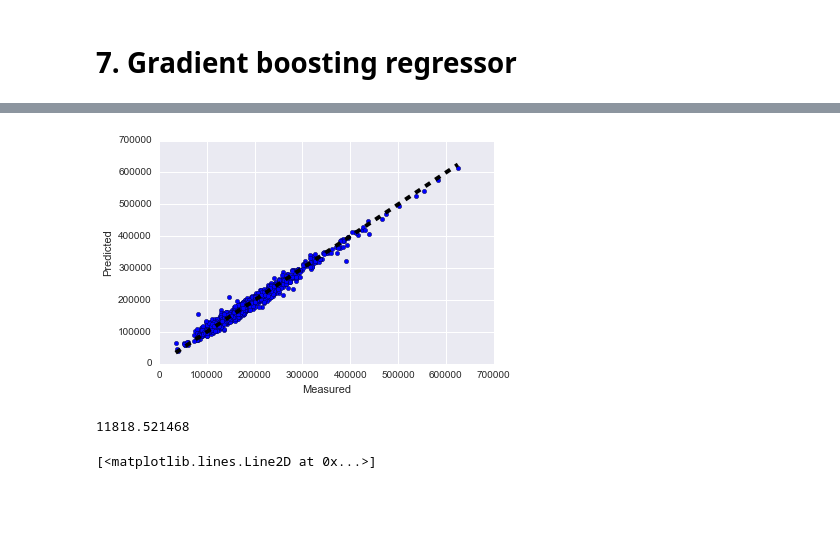
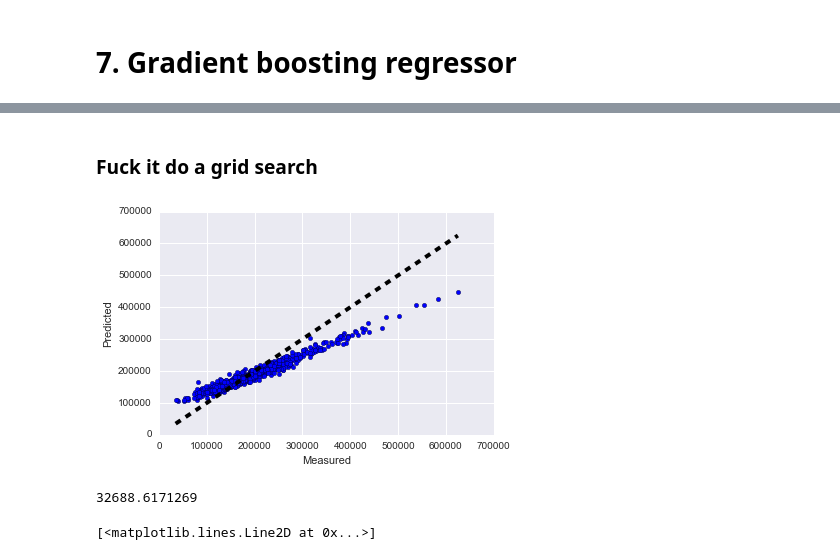
Before and after one commit to richkylet/kaggleContests, a Jupyter notebook: HousePrices/HousePrices.ipynb, the cells around one changed output, grey strips where cells are left out. Drawn from its saved outputs; the diff is of its cells as text; code cells hidden in the pictures; blank space fills up the shorter version.

```diff
--- a/HousePrices/HousePrices.ipynb
+++ b/HousePrices/HousePrices.ipynb
@@ -517,0 +548,2 @@ not_zero_new = not_zero.drop('LotArea')
+# %% [markdown]
+### Fuck it do a grid search
@@ -518,20 +559,20 @@ not_zero_new = not_zero.drop('LotArea')
 # %%
-clf_grad = ensemble.GradientBoostingRegressor(random_state = 42, max_depth = 4)
+clf_grad = ensemble.GradientBoostingRegressor(random_state = 42, max_depth = 6, n_estimators=100, learning_rate= 0.01)
 grad_tree = clf_grad.fit(X_train[not_zero], y_sub)
 predicted_grad = grad_tree.predict(X_train[not_zero])
 mse_grad = mean_squared_error(y_sub, predicted_grad)
 
 fig, ax = plt.subplots()
 ax.scatter(y_sub, predicted_grad)
 ax.plot([y_sub.min(), y_sub.max()], [y_sub.min(), y_sub.max()], 'k--', lw=4)
 ax.set_xlabel('Measured')
 ax.set_ylabel('Predicted')
 plt.show()
 
 print np.sqrt(mse_grad)
 # %% [output]
-[figure, old version]
+[figure, new version]
-11818.521468
+32688.6171269
 # %%
 plt.plot(clf_grad.fit(X_train[not_zero], y_sub).feature_importances_[clf_grad.fit(X_train[not_zero], y_sub).feature_importances_.argsort()[::-1]])
 # %% [output]
```
Also changed, not shown: parts of 6 cells of this notebook, 1 other file.
